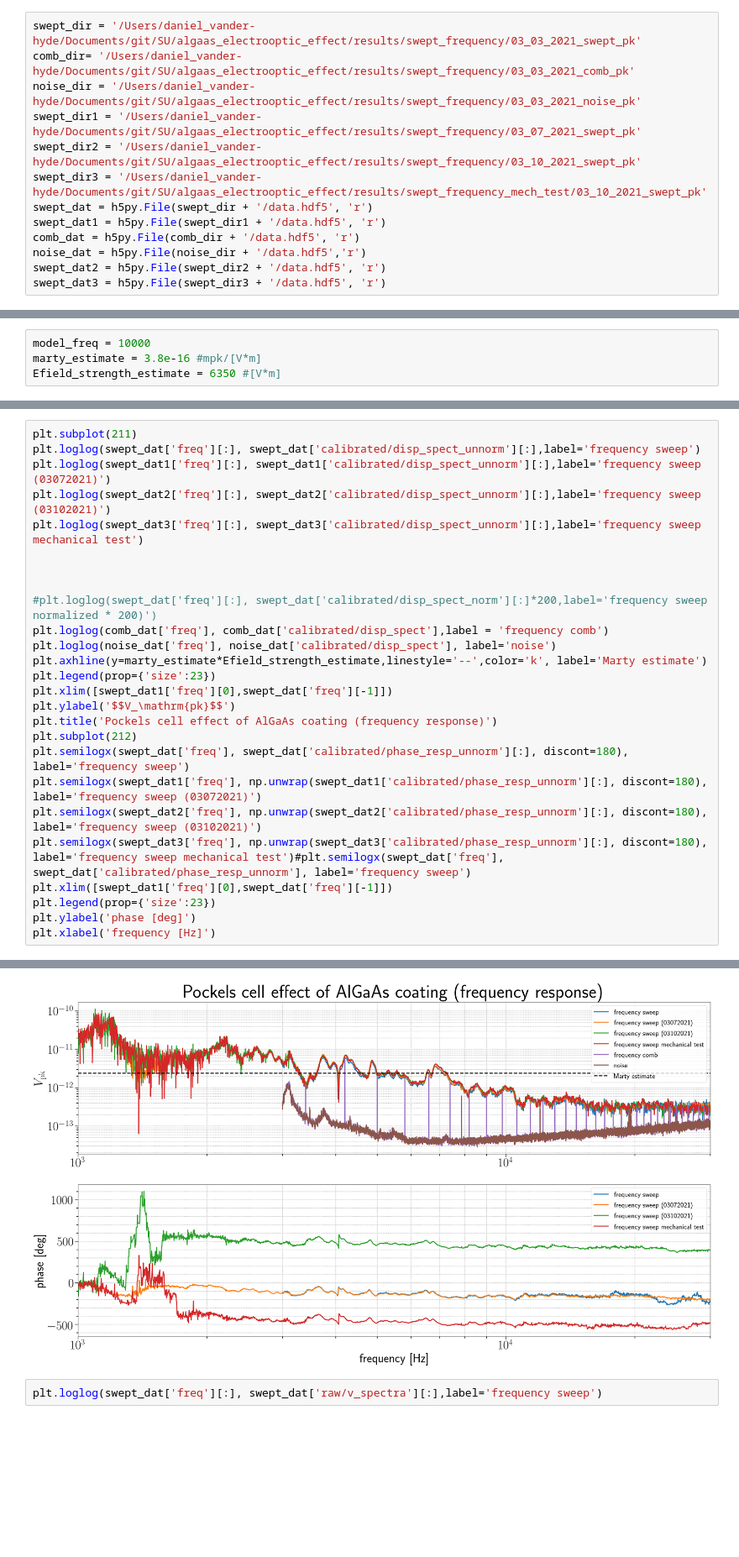
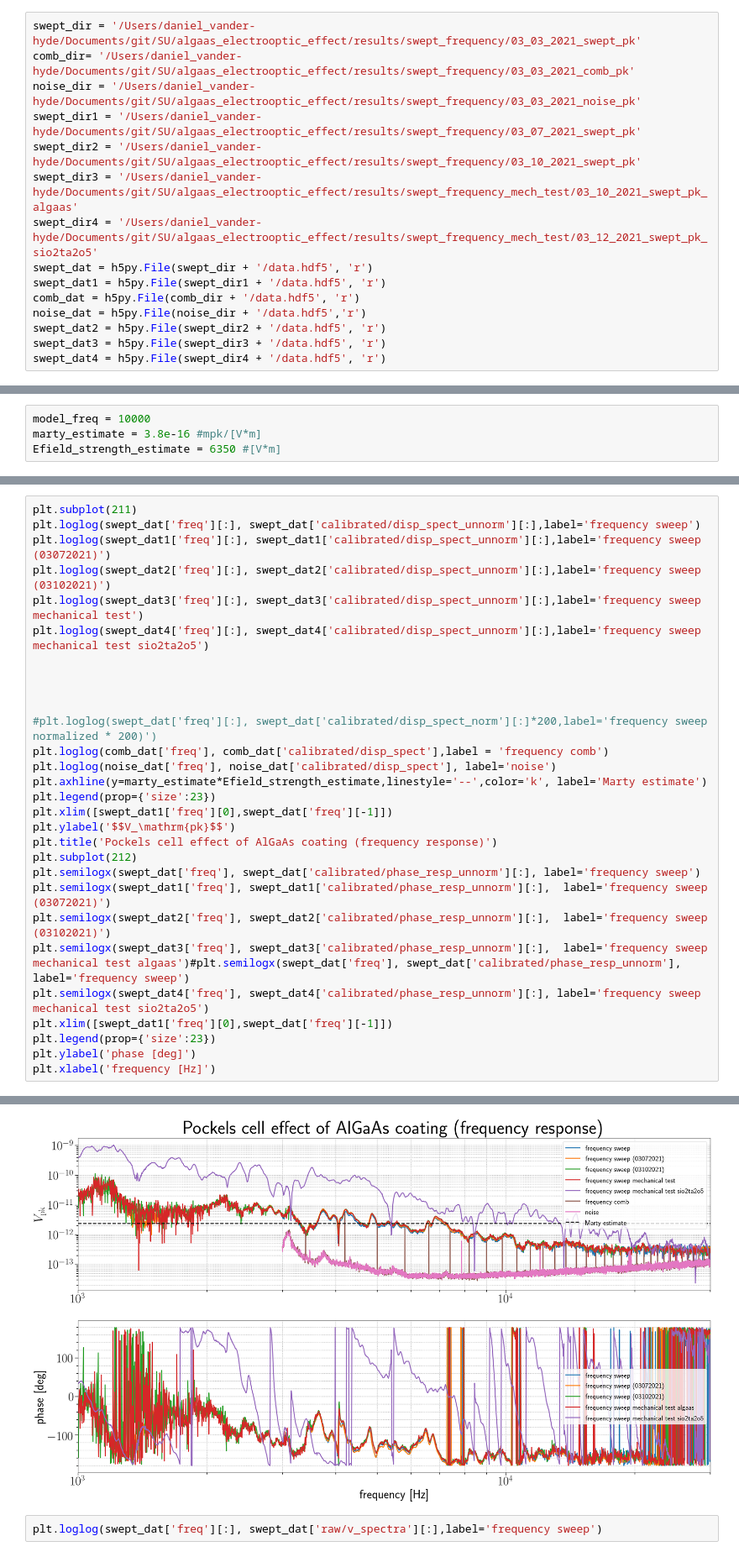
Before and after one commit to dancvan/AlGaAs_electrooptic_effect, a Jupyter notebook: code/notebooks/plotting_results.ipynb, the cells around one changed output, grey strips where cells are left out. Shown at 84% size. Saved outputs shown, nothing was run; the diff lists cells and outputs as text; blank space fills up the shorter version.

Commit message:
ran / plotted results for mechanical test with amorphous coating installed

```diff
--- a/code/notebooks/plotting_results.ipynb
+++ b/code/notebooks/plotting_results.ipynb
@@ -12,13 +12,15 @@ comb_dir= '/Users/daniel_vander-hyde/Documents/git/SU/algaas_electrooptic_effect
 noise_dir = '/Users/daniel_vander-hyde/Documents/git/SU/algaas_electrooptic_effect/results/swept_frequency/03_03_2021_noise_pk'
 swept_dir1 = '/Users/daniel_vander-hyde/Documents/git/SU/algaas_electrooptic_effect/results/swept_frequency/03_07_2021_swept_pk'
 swept_dir2 = '/Users/daniel_vander-hyde/Documents/git/SU/algaas_electrooptic_effect/results/swept_frequency/03_10_2021_swept_pk'
-swept_dir3 = '/Users/daniel_vander-hyde/Documents/git/SU/algaas_electrooptic_effect/results/swept_frequency_mech_test/03_10_2021_swept_pk'
+swept_dir3 = '/Users/daniel_vander-hyde/Documents/git/SU/algaas_electrooptic_effect/results/swept_frequency_mech_test/03_10_2021_swept_pk_algaas'
+swept_dir4 = '/Users/daniel_vander-hyde/Documents/git/SU/algaas_electrooptic_effect/results/swept_frequency_mech_test/03_12_2021_swept_pk_sio2ta2o5'
 swept_dat = h5py.File(swept_dir + '/data.hdf5', 'r')
 swept_dat1 = h5py.File(swept_dir1 + '/data.hdf5', 'r')
 comb_dat = h5py.File(comb_dir + '/data.hdf5', 'r')
 noise_dat = h5py.File(noise_dir + '/data.hdf5','r')
 swept_dat2 = h5py.File(swept_dir2 + '/data.hdf5', 'r')
 swept_dat3 = h5py.File(swept_dir3 + '/data.hdf5', 'r')
+swept_dat4 = h5py.File(swept_dir4 + '/data.hdf5', 'r')
 # %%
 swept_dat.visit(printname)
 # %% [output]
@@ -115,32 +117,35 @@ Text(0.5, 0, 'frequency [Hz]')
 # %%
 plt.subplot(211)
 plt.loglog(swept_dat['freq'][:], swept_dat['calibrated/disp_spect_unnorm'][:],label='frequency sweep')
 plt.loglog(swept_dat1['freq'][:], swept_dat1['calibrated/disp_spect_unnorm'][:],label='frequency sweep (03072021)')
 plt.loglog(swept_dat2['freq'][:], swept_dat2['calibrated/disp_spect_unnorm'][:],label='frequency sweep (03102021)')
 plt.loglog(swept_dat3['freq'][:], swept_dat3['calibrated/disp_spect_unnorm'][:],label='frequency sweep mechanical test')
+plt.loglog(swept_dat4['freq'][:], swept_dat4['calibrated/disp_spect_unnorm'][:],label='frequency sweep mechanical test sio2ta2o5')
+
 
 
 
 #plt.loglog(swept_dat['freq'][:], swept_dat['calibrated/disp_spect_norm'][:]*200,label='frequency sweep normalized * 200)')
 plt.loglog(comb_dat['freq'], comb_dat['calibrated/disp_spect'],label = 'frequency comb')
 plt.loglog(noise_dat['freq'], noise_dat['calibrated/disp_spect'], label='noise')
 plt.axhline(y=marty_estimate*Efield_strength_estimate,linestyle='--',color='k', label='Marty estimate')
 plt.legend(prop={'size':23})
 plt.xlim([swept_dat1['freq'][0],swept_dat['freq'][-1]])
 plt.ylabel('$$V_\mathrm{pk}$$')
 plt.title('Pockels cell effect of AlGaAs coating (frequency response)')
 plt.subplot(212)
-plt.semilogx(swept_dat['freq'], swept_dat['calibrated/phase_resp_unnorm'][:], discont=180), label='frequency sweep')
-plt.semilogx(swept_dat1['freq'], np.unwrap(swept_dat1['calibrated/phase_resp_unnorm'][:], discont=180), label='frequency sweep (03072021)')
-plt.semilogx(swept_dat2['freq'], np.unwrap(swept_dat2['calibrated/phase_resp_unnorm'][:], discont=180), label='frequency sweep (03102021)')
-plt.semilogx(swept_dat3['freq'], np.unwrap(swept_dat3['calibrated/phase_resp_unnorm'][:], discont=180), label='frequency sweep mechanical test')#plt.semilogx(swept_dat['freq'], swept_dat['calibrated/phase_resp_unnorm'], label='frequency sweep')
+plt.semilogx(swept_dat['freq'], swept_dat['calibrated/phase_resp_unnorm'][:], label='frequency sweep')
+plt.semilogx(swept_dat1['freq'], swept_dat1['calibrated/phase_resp_unnorm'][:],  label='frequency sweep (03072021)')
+plt.semilogx(swept_dat2['freq'], swept_dat2['calibrated/phase_resp_unnorm'][:],  label='frequency sweep (03102021)')
+plt.semilogx(swept_dat3['freq'], swept_dat3['calibrated/phase_resp_unnorm'][:],  label='frequency sweep mechanical test algaas')#plt.semilogx(swept_dat['freq'], swept_dat['calibrated/phase_resp_unnorm'], label='frequency sweep')
+plt.semilogx(swept_dat4['freq'], swept_dat4['calibrated/phase_resp_unnorm'][:], label='frequency sweep mechanical test sio2ta2o5')
 plt.xlim([swept_dat1['freq'][0],swept_dat['freq'][-1]])
 plt.legend(prop={'size':23})
 plt.ylabel('phase [deg]')
 plt.xlabel('frequency [Hz]')
 # %% [output]
 Text(0.5, 0, 'frequency [Hz]')
-[figure, old version]
+[figure, new version]
 # %%
 plt.loglog(swept_dat['freq'][:], swept_dat['raw/v_spectra'][:],label='frequency sweep')
 # %% [output]
```
Also changed, not shown: 8 other files.
